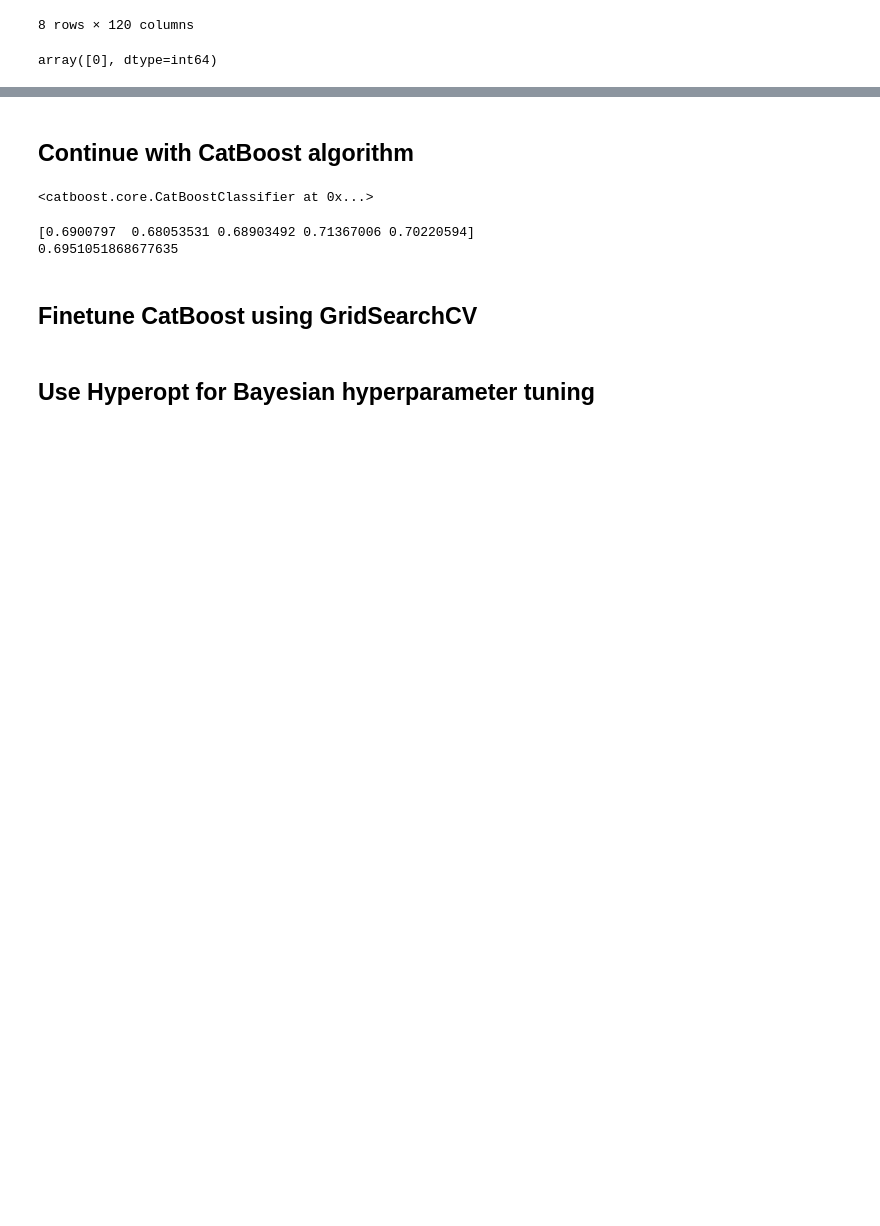
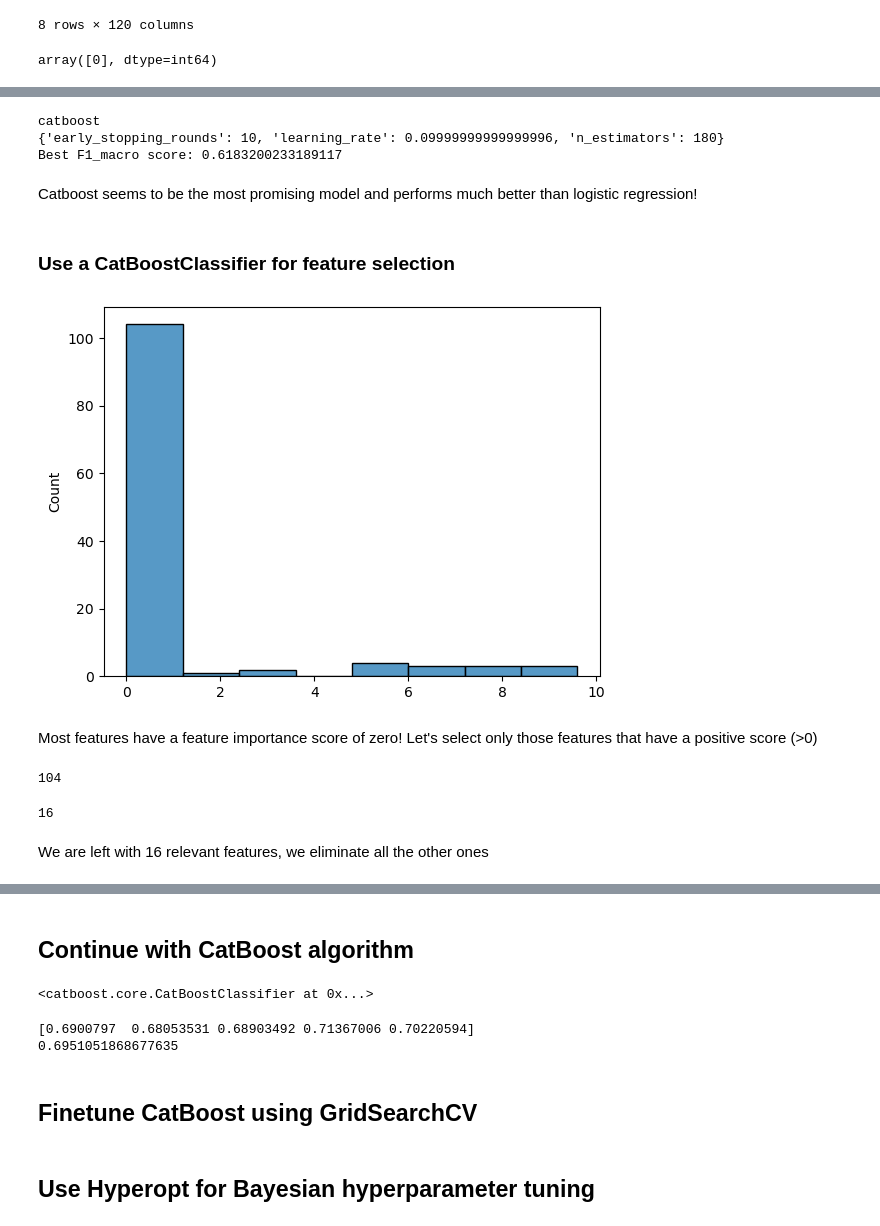
Before and after one commit to g-ammer/supervised_ML_competition, a Jupyter notebook: notebooks/supervisedml-data-challenge.ipynb, the cells around one changed output, grey strips where cells are left out. Saved outputs shown, nothing was run; the diff lists cells and outputs as text; code cells hidden in the pictures; blank space fills up the shorter version.

```diff
--- a/notebooks/supervisedml-data-challenge.ipynb
+++ b/notebooks/supervisedml-data-challenge.ipynb
@@ -81,0 +91,5 @@ Length: 7141, dtype: float64
+# %%
+log_reg.fit(X_train, y_train)
+pred_log_reg = log_reg.predict(X_train)
+print(confusion_matrix(y_train, pred_log_reg))
+print(classification_report(y_train, pred_log_reg))
@@ -82,12 +131,40 @@ Length: 7141, dtype: float64
+# %%
+print(automl.best_estimator)
+print(automl.best_config)
+best_f1_macro = 1 - automl.best_loss
+print('Best F1_macro score:', best_f1_macro )
+# %% [output]
+catboost
+{'early_stopping_rounds': 10, 'learning_rate': 0.09999999999999996, 'n_estimators': 180}
+Best F1_macro score: 0.6183200233189117
+# %% [markdown]
+Catboost seems to be the most promising model and performs much better than logistic regression!
+# %% [markdown]
+### Use a CatBoostClassifier for feature selection
 # %%
 model_Cat = CatBoostClassifier(
-         early_stopping_rounds = 10,
-         learning_rate = 0.06692273485930686,
-         n_estimators = 200,
-         thread_count = -1,
-         verbose = False,
-         random_seed = 10242048,
-         #od_type = "Iter",
-         #od_wait = 10
-)
+                                early_stopping_rounds = 10,
+                                learning_rate = 0.1,
+                                n_estimators = 180,
+                                thread_count = -1,
+                                verbose = False,
+                                random_seed = 23
+                                )
+# %%
+list_feat_imp = model_Cat.get_feature_importance(data = Pool(X_train_red, label=y_train))
+sns.histplot(list_feat_imp);
+# %% [output]
+[figure, added]
+# %% [markdown]
+Most features have a feature importance score of zero! Let's select only those features that have a positive score (>0)
+# %%
+len(list_feat_imp[list_feat_imp==0])
+# %% [output]
+104
+# %%
+len(list_feat_imp[list_feat_imp>0])
+# %% [output]
+16
+# %% [markdown]
+We are left with 16 relevant features, we eliminate all the other ones
 # %%
```
Also changed, not shown: parts of 29 cells of this notebook, 18 other files.
